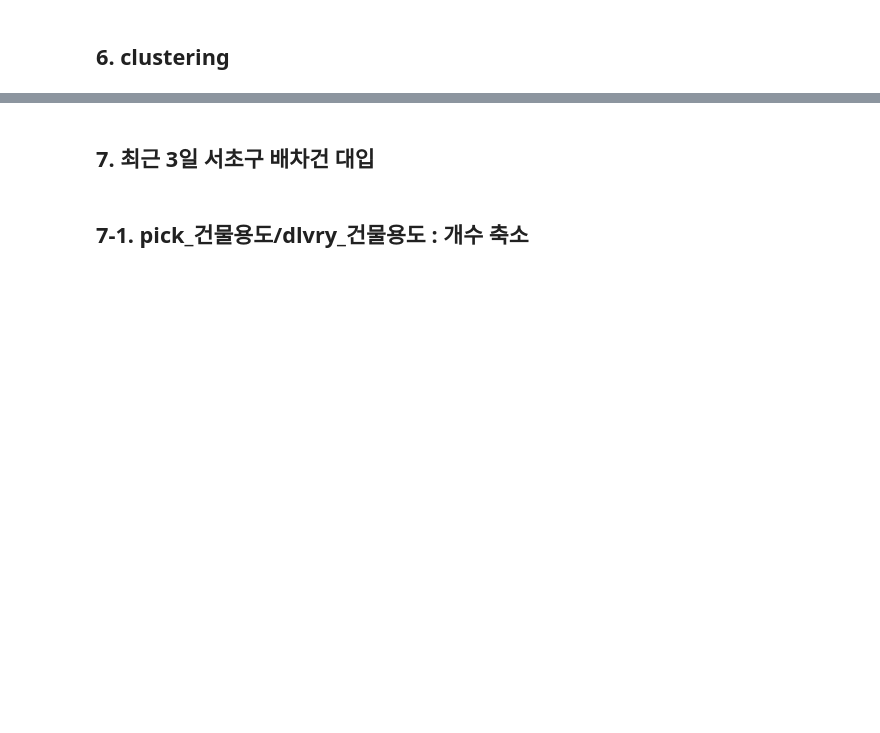
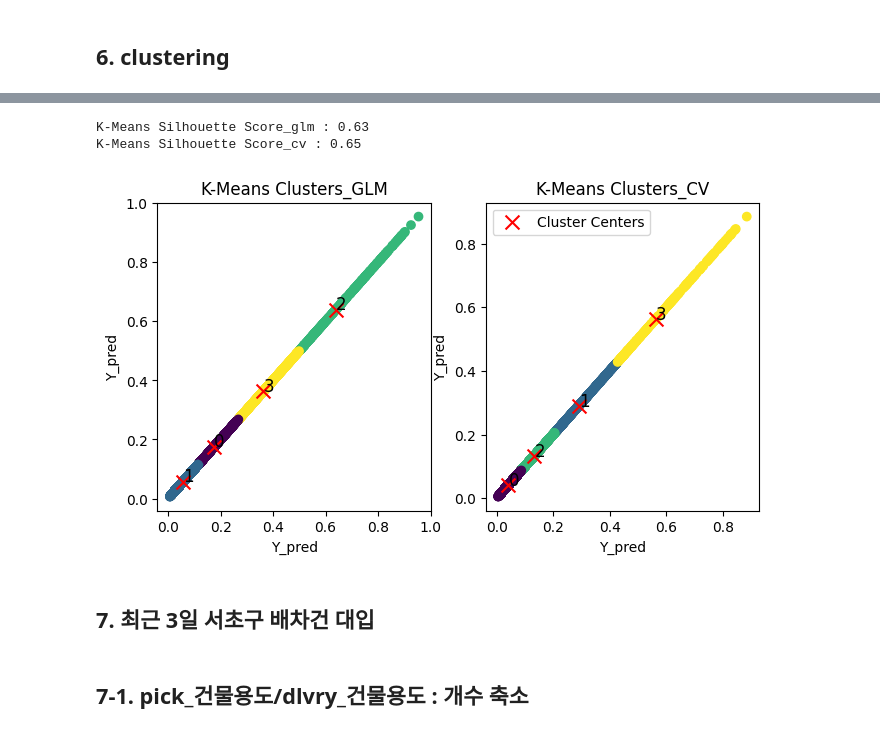
Before and after one commit to yoooooooonji/ML-model-LT_OV30, a Jupyter notebook: glm.ipynb, the cells around one changed output, grey strips where cells are left out. Cells and saved outputs as stored; diff of their text form; code cells hidden in the pictures; blank space fills up the shorter version.

```diff
--- a/glm.ipynb
+++ b/glm.ipynb
@@ -426,7 +428,7 @@ memory usage: 6.9+ MB
 None
 # %%
 dataset = filtered_data[[ 'dlvry_id','reg_hour', 'ord_price','actual_dlvry_distance', 'pick_floor',
-                         'pick_category', 'pick_건물용도','dlvry_지상층수', 'dlvry_지하층수',
+                         'pick_category', 'pick_건물용도','dlvry_지상층수',
                          'dlvry_건물용도','day_of_week', 'is_holiday', '기온',  'outcome', '전체배차시간'
                         ]]
 dataset.isna().sum()
@@ -578,7 +573,7 @@ Index(['ord_price', 'actual_dlvry_distance', 'dlvry_지하층수', '기온',
 # %% [markdown]
 ## 4. numeric variables
 # %%
-num_vars = ['ord_price', 'actual_dlvry_distance', 'dlvry_지하층수', '기온']
+num_vars = ['ord_price', 'actual_dlvry_distance', '기온']
 scaler = MinMaxScaler()
 
 X_train[num_vars] = scaler.fit_transform(X_train[num_vars])
@@ -745 +820,45 @@ visualize_silhouette_scores(data, method='agglomerative')
+# %%
+# GLM
+n_clusters = 4
+X_glm = y_pred_glm.values.reshape(-1,1)
+kmeans = KMeans(n_clusters=n_clusters)
+kmeans_clusters_glm = kmeans.fit_predict(X_glm)
+kmeans_silhouette_score_glm = silhouette_score(X_glm, kmeans_clusters_glm)
+print(f"K-Means Silhouette Score_glm : {kmeans_silhouette_score_glm:.2f}")
+
+# 데이터 시각화
+plt.figure(figsize=(12, 4))
+plt.subplot(131)
+plt.scatter(X_glm, X_glm , c = kmeans_clusters_glm, cmap='viridis')
+plt.scatter(kmeans.cluster_centers_, kmeans.cluster_centers_, c='red', marker='x', s=100, label='Cluster Centers')
+plt.title('K-Means Clusters_GLM')
+plt.xlabel('Y_pred')
+plt.ylabel('Y_pred')
+for i, cluster_num in enumerate(np.unique(kmeans_clusters_glm)):
+    plt.text(kmeans.cluster_centers_[cluster_num, 0], kmeans.cluster_centers_[cluster_num, 0], str(cluster_num), color='black', fontsize=12)
+
+# CV 모델
+X_cv = y_pred_prob_class1.values.reshape(-1,1)
+
+kmeans = KMeans(n_clusters=n_clusters)
+kmeans_clusters_cv = kmeans.fit_predict(X_cv)
+kmeans_silhouette_score_cv = silhouette_score(X_cv, kmeans_clusters_cv)
+print(f"K-Means Silhouette Score_cv : {kmeans_silhouette_score_cv:.2f}")
+
+# 데이터 시각화
+plt.subplot(132)
+plt.scatter(X_cv, X_cv, c=kmeans_clusters_cv, cmap='viridis')
+plt.scatter(kmeans.cluster_centers_, kmeans.cluster_centers_, c='red', marker='x', s=100, label='Cluster Centers')
+plt.title('K-Means Clusters_CV')
+plt.xlabel('Y_pred')
+plt.ylabel('Y_pred')
+for i, cluster_num in enumerate(np.unique(kmeans_clusters_cv)):
+    plt.text(kmeans.cluster_centers_[cluster_num, 0], kmeans.cluster_centers_[cluster_num, 0], str(cluster_num), color='black', fontsize=12)
+
+plt.legend()
+plt.show()
+# %% [output]
+K-Means Silhouette Score_glm : 0.63
+K-Means Silhouette Score_cv : 0.65
+[figure, added]
 # %%
```
Also changed, not shown: parts of 25 cells of this notebook, 5 other files.
